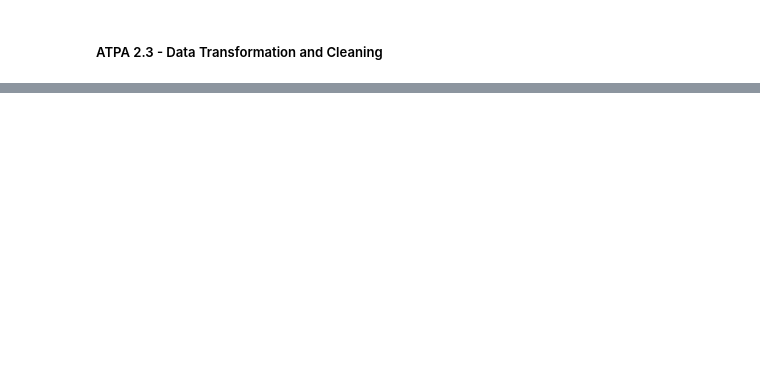
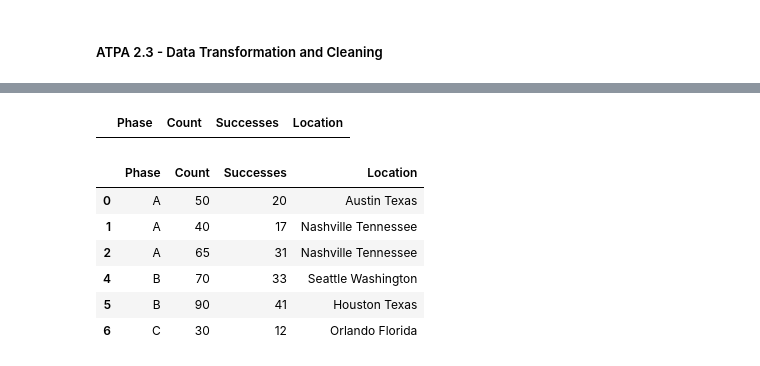
Before and after one commit to M-Christensen/ATPA, a Jupyter notebook: SOAModule_Notes/Module2/Sec2_DataTransformationCleaning.ipynb, the cells around one changed output, grey strips where cells are left out. Drawn from its saved outputs; the diff is of its cells as text; code cells hidden in the pictures; blank space fills up the shorter version.

```diff
--- a/SOAModule_Notes/Module2/Sec2_DataTransformationCleaning.ipynb
+++ b/SOAModule_Notes/Module2/Sec2_DataTransformationCleaning.ipynb
@@ -725,0 +127,12 @@ auto
+# %%
+# CHUNK 10: Subset to Location contains Texas
+
+# Location contains Texas
+trials_Texas = trials.loc[trials.Location.str.contains('Texas'),:]
+trials_Texas
+
+trials.loc[trials.Location.str.startswith('Texas'),:]
+trials.loc[trials.Location.str.endswith('Texas'),:]
+trials.loc[trials.Location.str.isdigit(),:]
+# %% [output]
+|  | Phase | Count | Successes | Location |
@@ -725,0 +171,11 @@ auto
+# %%
+# CHUNK 16: Exercise 2.3.4: Subset to include only locations that include an “s” AND have more than 10 successes
+trials.loc[trials.Location.str.contains('n') & (trials.Successes > 10), :]
+# %% [output]
+|  | Phase | Count | Successes | Location |
+| 0 | A | 50 | 20 | Austin Texas |
+| 1 | A | 40 | 17 | Nashville Tennessee |
+| 2 | A | 65 | 31 | Nashville Tennessee |
+| 4 | B | 70 | 33 | Seattle Washington |
+| 5 | B | 90 | 41 | Houston Texas |
+| 6 | C | 30 | 12 | Orlando Florida |
```
Also changed, not shown: parts of 73 cells of this notebook, 1 other file.
